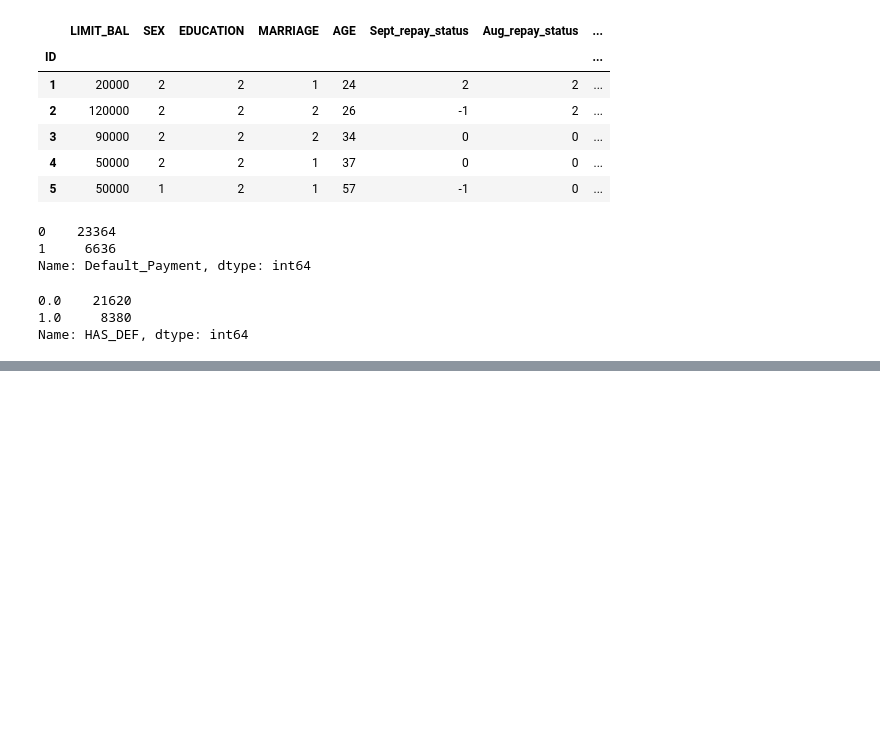
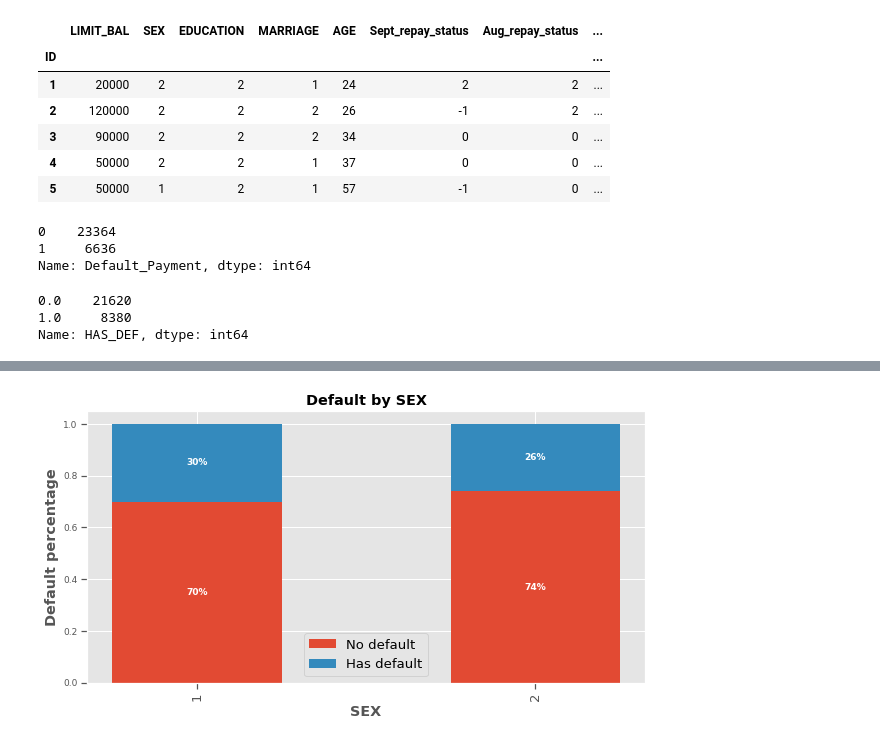
Before and after one commit to sammed97/Credit-Card-Default-Prediction, a Jupyter notebook: Credit_Card_Default_Prediction_Classification_project.ipynb, the cells around one changed output, grey strips where cells are left out. Drawn from its saved outputs; the diff is of its cells as text; code cells hidden in the pictures; blank space fills up the shorter version.

```diff
--- a/Credit_Card_Default_Prediction_Classification_project.ipynb
+++ b/Credit_Card_Default_Prediction_Classification_project.ipynb
@@ -379,0 +428,4 @@ Name: HAS_DEF, dtype: int64
+# %%
+stacked_bar_chart('SEX')
+# %% [output]
+[figure, added]
```
Also changed, not shown: parts of 19 cells of this notebook.
